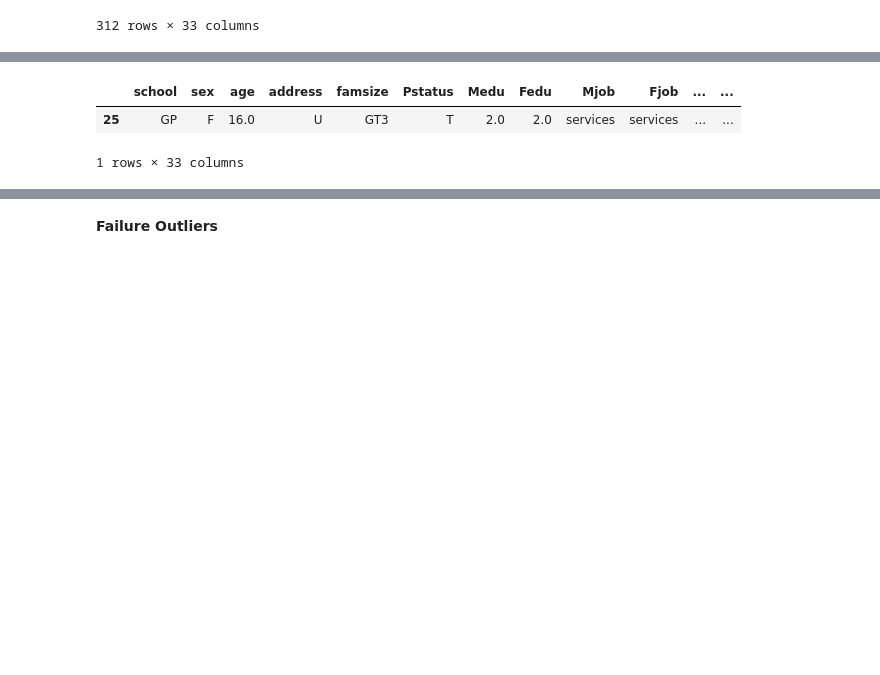
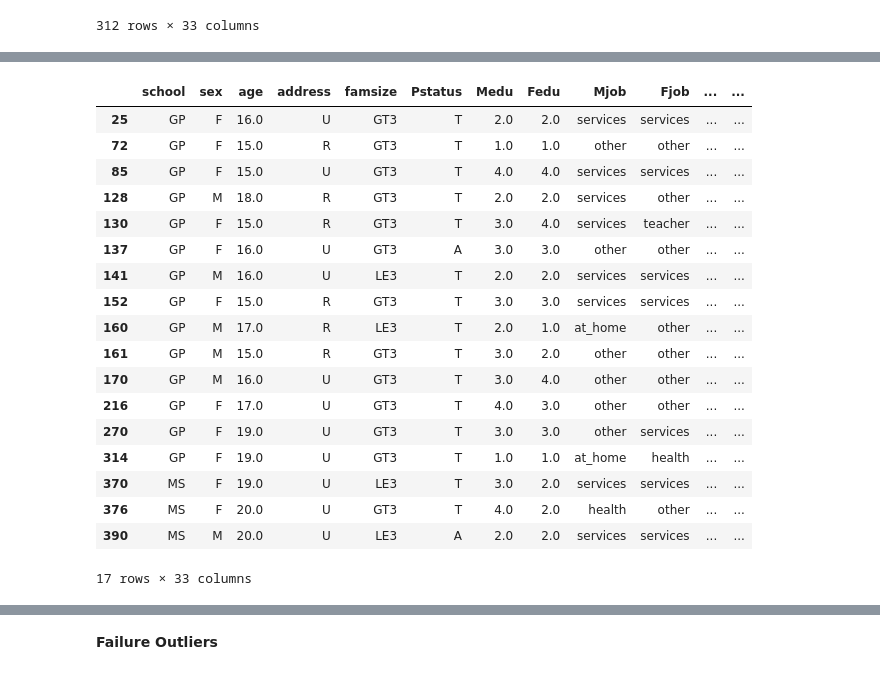
Before and after one commit to Apurv48/Linear-Regression, a Jupyter notebook: student.ipynb, the cells around one changed output, grey strips where cells are left out. Cells and saved outputs as stored; diff of their text form; code cells hidden in the pictures; blank space fills up the shorter version.

```diff
--- a/student.ipynb
+++ b/student.ipynb
@@ -189,11 +204,27 @@ Fail_1.iloc[0:1]
 # %%
 Fail_2 = data.where(data['failures']==2)
 Fail_2 = Fail_2.dropna()
-Fail_2.iloc[0:1]
+Fail_2
 # %% [output]
 |  | school | sex | age | address | famsize | Pstatus | Medu | Fedu | Mjob | Fjob | ... | ... |
 | 25 | GP | F | 16.0 | U | GT3 | T | 2.0 | 2.0 | services | services | ... | ... |
+| 72 | GP | F | 15.0 | R | GT3 | T | 1.0 | 1.0 | other | other | ... | ... |
+| 85 | GP | F | 15.0 | U | GT3 | T | 4.0 | 4.0 | services | services | ... | ... |
+| 128 | GP | M | 18.0 | R | GT3 | T | 2.0 | 2.0 | services | other | ... | ... |
+| 130 | GP | F | 15.0 | R | GT3 | T | 3.0 | 4.0 | services | teacher | ... | ... |
+| 137 | GP | F | 16.0 | U | GT3 | A | 3.0 | 3.0 | other | other | ... | ... |
+| 141 | GP | M | 16.0 | U | LE3 | T | 2.0 | 2.0 | services | services | ... | ... |
+| 152 | GP | F | 15.0 | R | GT3 | T | 3.0 | 3.0 | services | services | ... | ... |
+| 160 | GP | M | 17.0 | R | LE3 | T | 2.0 | 1.0 | at_home | other | ... | ... |
+| 161 | GP | M | 15.0 | R | GT3 | T | 3.0 | 2.0 | other | other | ... | ... |
+| 170 | GP | M | 16.0 | U | GT3 | T | 3.0 | 4.0 | other | other | ... | ... |
+| 216 | GP | F | 17.0 | U | GT3 | T | 4.0 | 3.0 | other | other | ... | ... |
+| 270 | GP | F | 19.0 | U | GT3 | T | 3.0 | 3.0 | other | services | ... | ... |
+| 314 | GP | F | 19.0 | U | GT3 | T | 1.0 | 1.0 | at_home | health | ... | ... |
+| 370 | MS | F | 19.0 | U | LE3 | T | 3.0 | 2.0 | services | services | ... | ... |
+| 376 | MS | F | 20.0 | U | GT3 | T | 4.0 | 2.0 | health | other | ... | ... |
+| 390 | MS | M | 20.0 | U | LE3 | A | 2.0 | 2.0 | services | services | ... | ... |
-1 rows × 33 columns
+17 rows × 33 columns
 # %%
 Fail_3 = data.where(data['failures']==3)
 Fail_3 = Fail_3.dropna()
```
Also changed, not shown: parts of 210 cells of this notebook.
